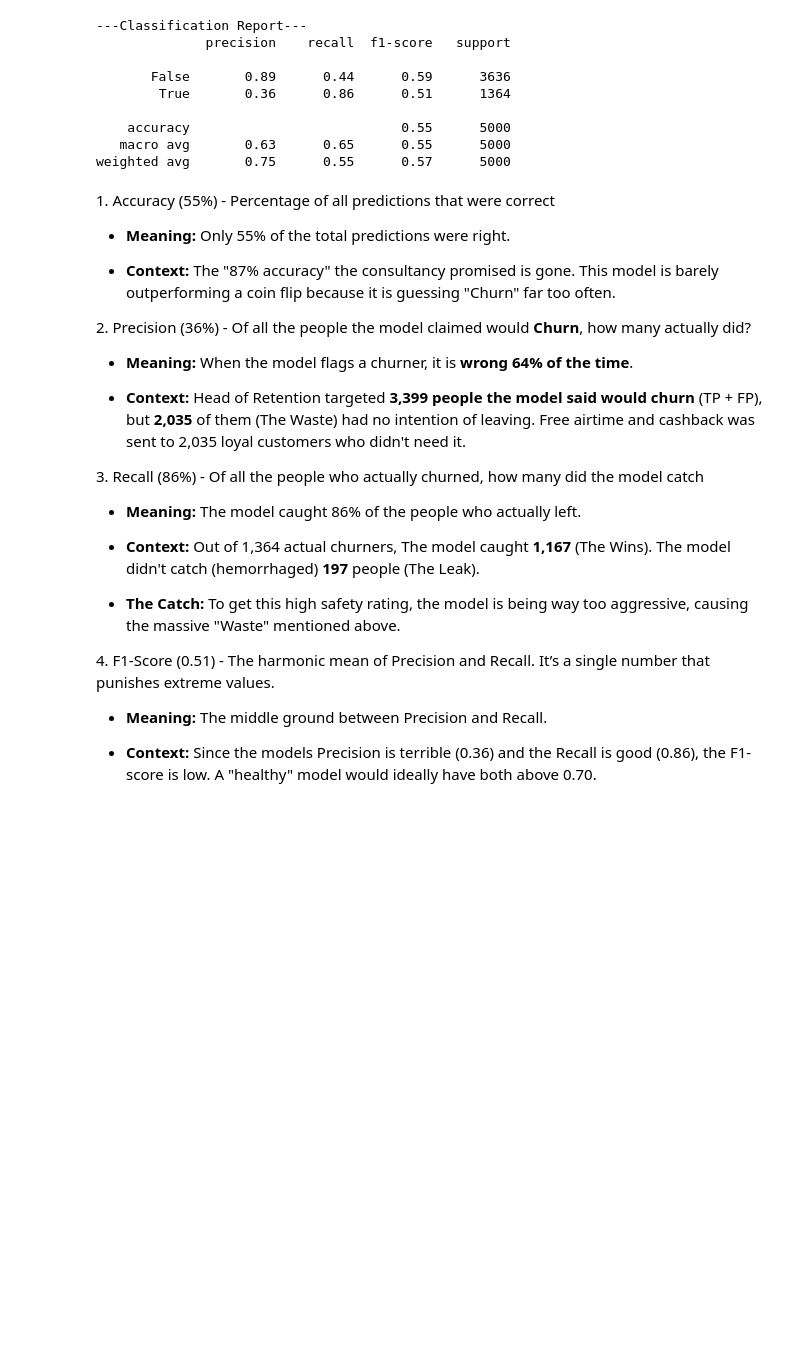
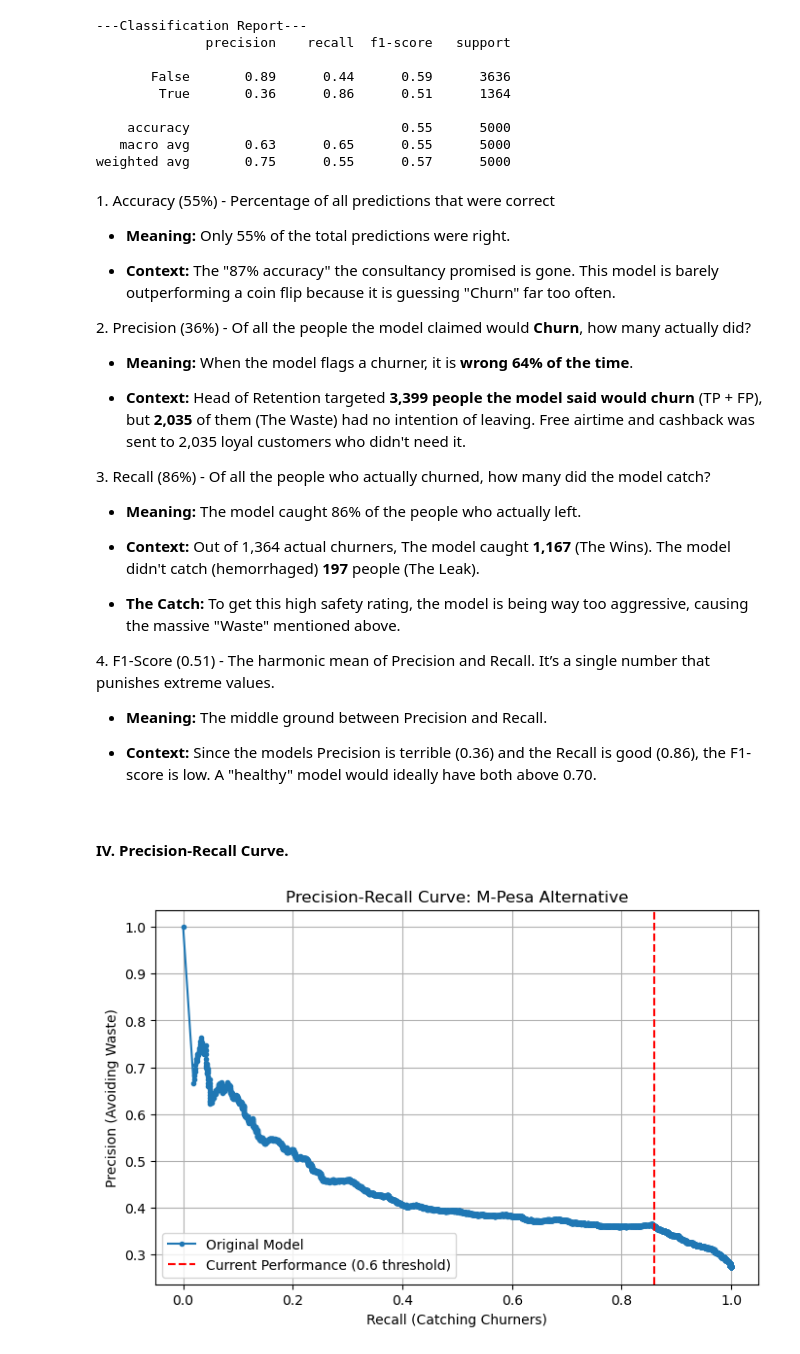
Before and after one commit to Kobeyvines/CASE_STUDY, a Jupyter notebook: notebooks/EDA.ipynb, the cells around one changed output. Saved outputs shown, nothing was run; the diff lists cells and outputs as text; code cells hidden in the pictures; blank space fills up the shorter version.

Commit message:
Precision-recall curve analysis

```diff
--- a/notebooks/EDA.ipynb
+++ b/notebooks/EDA.ipynb
@@ -186,7 +199,7 @@ weighted avg       0.75      0.55      0.57      5000
 
 *   **Context:** Head of Retention targeted **3,399 people the model said would churn** (TP + FP), but **2,035** of them (The Waste) had no intention of leaving. Free airtime and cashback  was sent to 2,035 loyal customers who didn't need it.
 
-3\. Recall (86%) - Of all the people who actually churned, how many did the model catch
+3\. Recall (86%) - Of all the people who actually churned, how many did the model catch?
 
 *   **Meaning:** The model caught 86% of the people who actually left.
 
@@ -199,3 +212,22 @@ weighted avg       0.75      0.55      0.57      5000
 *   **Meaning:** The middle ground between Precision and Recall.
 
 *   **Context:** Since the models Precision is terrible (0.36) and the Recall is good (0.86), the F1-score is low. A "healthy" model would ideally have both above 0.70.
+# %% [markdown]
+#### IV. Precision-Recall Curve.
+# %%
+# Calculate the values for the curve
+# Use the raw probabilities rather than the True/False labels
+precision, recall, threshold = precision_recall_curve(evaluation_df['actual_churned'], evaluation_df['model_churn_probability'])
+
+# plotting
+plt.figure(figsize=(8, 5))
+plt.plot(recall,precision,marker='.',label='Original Model')
+plt.xlabel('Recall (Catching Churners)')
+plt.ylabel('Precision (Avoiding Waste)')
+plt.title('Precision-Recall Curve: M-Pesa Alternative')
+plt.axvline(x=0.86, color='r', linestyle='--', label='Current Performance (0.6 threshold)')
+plt.legend()
+plt.grid()
+plt.show()
+# %% [output]
+[figure, added]
```
Also changed, not shown: parts of 5 cells of this notebook.
